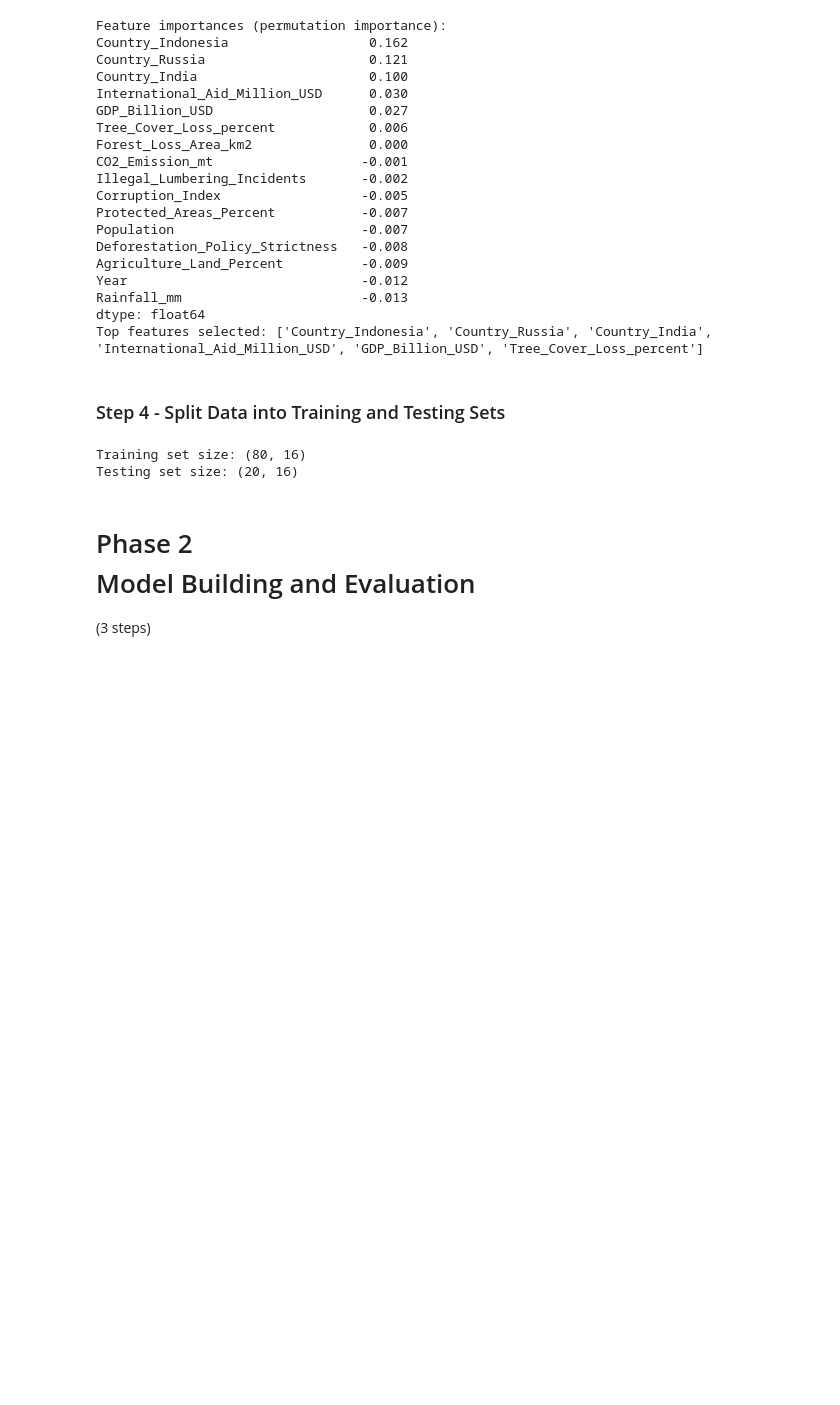
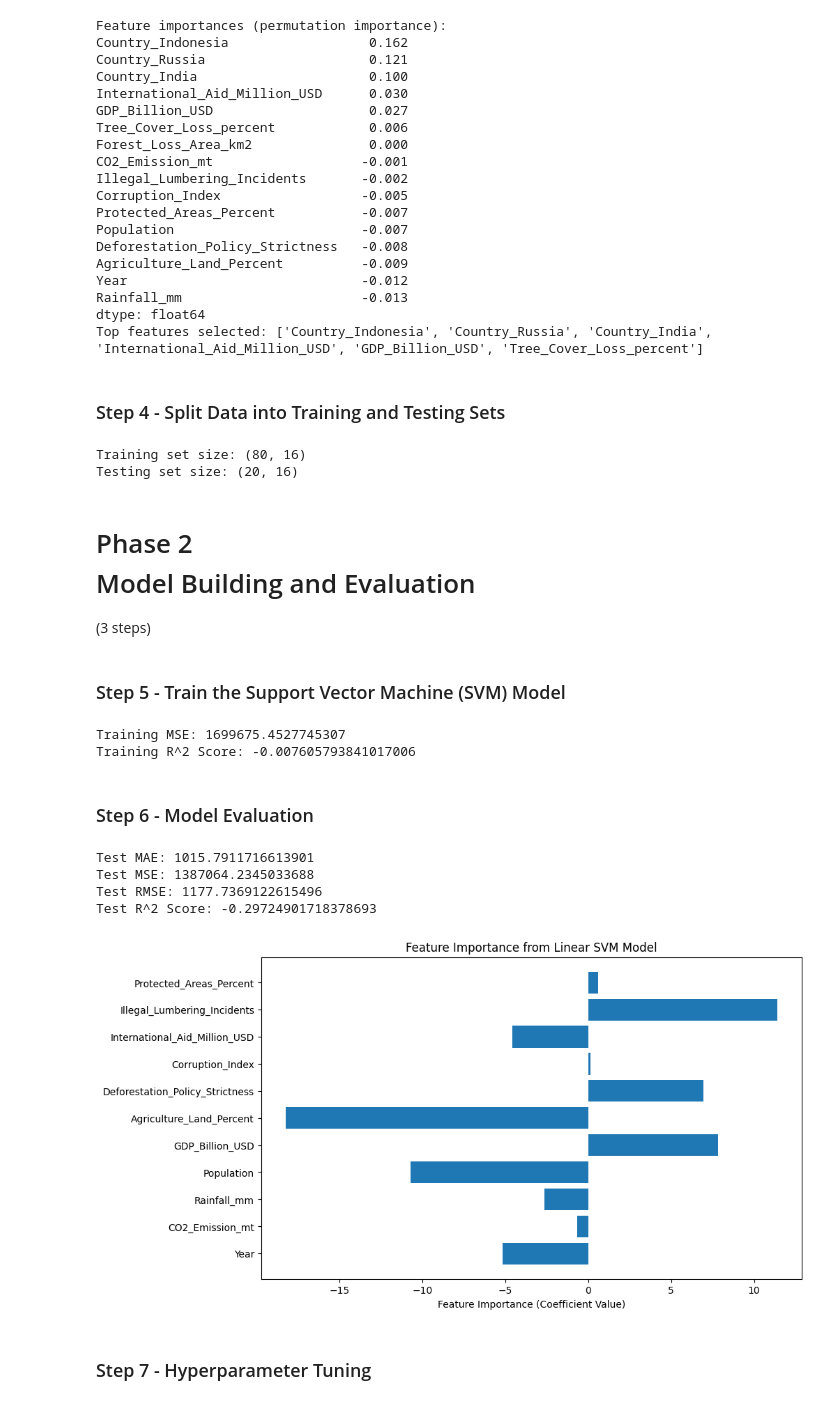
Before and after one commit to princypandya/Deforestation-Issue-Analysis-Using-Support-Vector-Machine-SVM-, a Jupyter notebook: Assi9_Deforestation_Issue_Analysis_Using_SVM.ipynb, the cells around one changed output. Drawn from its saved outputs; the diff is of its cells as text; code cells hidden in the pictures; blank space fills up the shorter version.

```diff
--- a/Assi9_Deforestation_Issue_Analysis_Using_SVM.ipynb
+++ b/Assi9_Deforestation_Issue_Analysis_Using_SVM.ipynb
@@ -246,3 +252,73 @@ Testing set size: (20, 16)
 # %% [markdown]
 <h1>Phase 2<br>Model Building and Evaluation
 </h1>(3 steps)
+# %% [markdown]
+<h3>Step 5 - Train the Support Vector Machine (SVM) Model</h3>
+# %%
+# Select feature columns and target variable
+feature_cols = ['Year', 'CO2_Emission_mt', 'Rainfall_mm', 'Population', 'GDP_Billion_USD',
+                'Agriculture_Land_Percent', 'Deforestation_Policy_Strictness', 'Corruption_Index',
+                'International_Aid_Million_USD', 'Illegal_Lumbering_Incidents', 'Protected_Areas_Percent']
+
+X = df[feature_cols]
+y = df['Forest_Loss_Area_km2']
+
+# Split dataset (80% train, 20% test)
+X_train, X_test, y_train, y_test = train_test_split(X, y, test_size=0.2, random_state=42)
+
+# Scale features
+scaler = StandardScaler()
+X_train_scaled = scaler.fit_transform(X_train)
+X_test_scaled = scaler.transform(X_test)
+
+# Initialize and train SVM with linear kernel
+svm_model = SVR(kernel='linear')
+svm_model.fit(X_train_scaled, y_train)
+
+# Predict on training data
+train_preds = svm_model.predict(X_train_scaled)
+
+# Evaluate performance on training data
+train_mse = mean_squared_error(y_train, train_preds)
+train_r2 = r2_score(y_train, train_preds)
+
+print(f'Training MSE: {train_mse}')
+print(f'Training R^2 Score: {train_r2}')
+# %% [output]
+Training MSE: 1699675.4527745307
+Training R^2 Score: -0.007605793841017006
+# %% [markdown]
+<h3>Step 6 - Model Evaluation</h3>
+# %%
+# Predict on test data
+test_preds = svm_model.predict(X_test_scaled)
+
+# Calculate evaluation metrics
+mae = mean_absolute_error(y_test, test_preds)
+mse = mean_squared_error(y_test, test_preds)
+rmse = np.sqrt(mse)
+r2 = r2_score(y_test, test_preds)
+
+print(f'Test MAE: {mae}')
+print(f'Test MSE: {mse}')
+print(f'Test RMSE: {rmse}')
+print(f'Test R^2 Score: {r2}')
+
+# Visualize feature importance if linear kernel is used
+# The coefficients of the linear SVR model can indicate feature importance
+feature_importance = svm_model.coef_.flatten()
+
+# Bar plot for feature importance
+plt.figure(figsize=(10, 6))
+plt.barh(feature_cols, feature_importance)
+plt.xlabel('Feature Importance (Coefficient Value)')
+plt.title('Feature Importance from Linear SVM Model')
+plt.show()
+# %% [output]
+Test MAE: 1015.7911716613901
+Test MSE: 1387064.2345033688
+Test RMSE: 1177.7369122615496
+Test R^2 Score: -0.29724901718378693
+[figure, added]
+# %% [markdown]
+<h3>Step 7 - Hyperparameter Tuning</h3>
```
Also changed, not shown: parts of 16 cells of this notebook.
